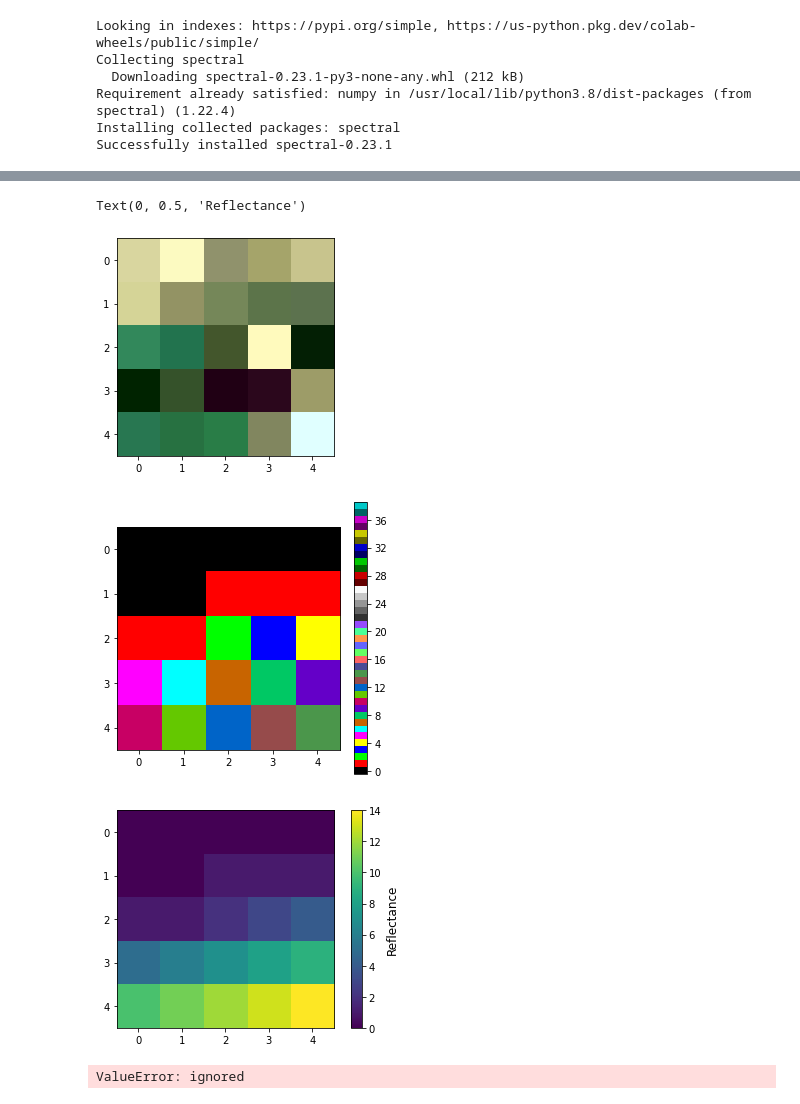
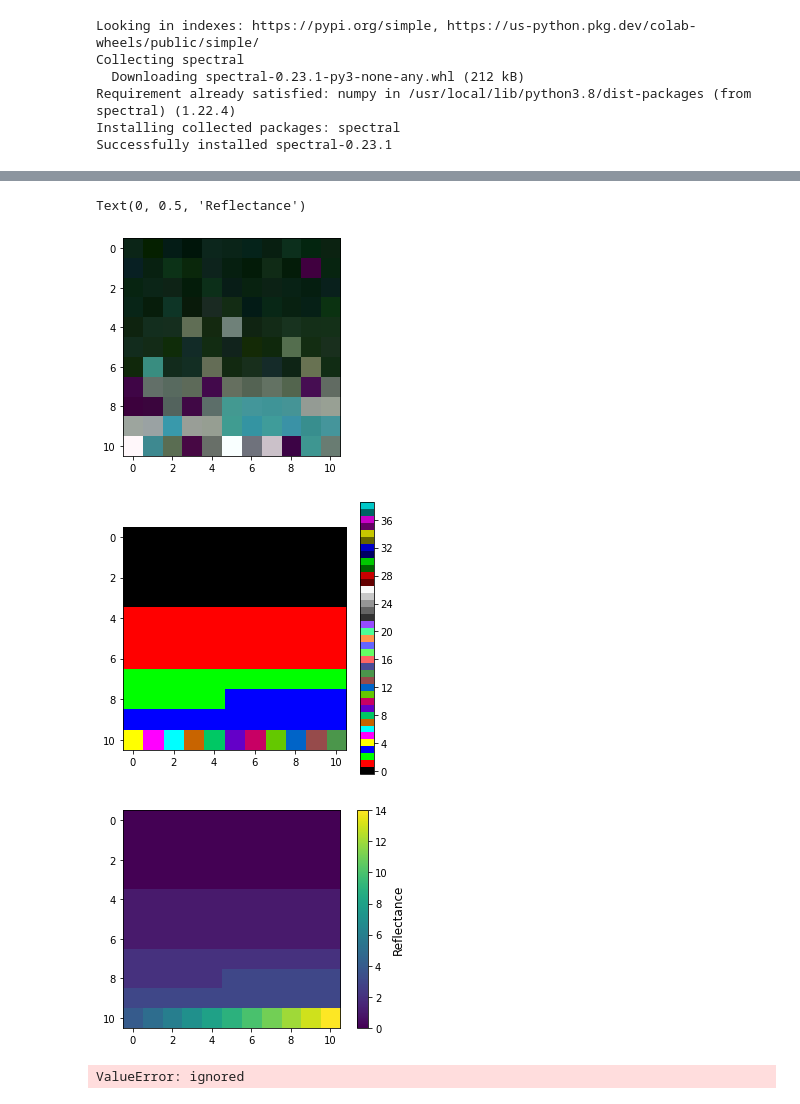
Before and after one commit to fahim1703061/Hyperspectral-Image-Processign, a Jupyter notebook: Copy_V2_of_Hyperspectral_Analysis(Visualization)_+_SVM.ipynb, the cells around one changed output, grey strips where cells are left out. Drawn from its saved outputs; the diff is of its cells as text; code cells hidden in the pictures.

```diff
--- a/Copy_V2_of_Hyperspectral_Analysis(Visualization)_+_SVM.ipynb
+++ b/Copy_V2_of_Hyperspectral_Analysis(Visualization)_+_SVM.ipynb
@@ -571,6 +571,7 @@ def generate_hsi_cube(x_train, y_train, M, s):
     return hsi_cube, gt_map
 # %%
 import numpy as np
+from scipy.spatial.distance import cdist
 
 def generate_hsi_cube(x_train, y_train, M, s):
     # Reshape the data into a 3D array
@@ -587,25 +588,46 @@ def generate_hsi_cube(x_train, y_train, M, s):
 
     # Generate the HSI cube
     selected_pixels = []
+    vs=[]
+    vs_gt = []
+    n_vs_px_g = 0
     for i, label in enumerate(selected_labels):
         pixel_indices = np.where(y_train == label)[0]
-        n_pixels_label = np.random.randint(1, s**2 + 1 - sum([len(p) for p in selected_pixels]) - (M_c - i - 1 ))
+        n_pixels_label = np.random.randint(1, s**2 + 1 - sum([len(p) for p in selected_pixels]) - (M_c - i - 1 )-n_vs_px_g)
+        vs_px = 0
         if(len(pixel_indices) < n_pixels_label):
             print("red")
+            vs_px = len(pixel_indices) - n_pixels_label
+            for k in range(vs_px):
+                vs_px_idx=np.random.choice(pixel_indices, 1, replace=False)
+                vs_px_jdx=np.random.choice(pixel_indices, 1, replace=False)
+                distances = cdist(x_train[vs_px_idx], x_train[vs_px_jdx], metric='euclidean')
+                Aij = np.exp(-1 * (distances ** 2) / 2)
+                mix = (1-Aij)*x_train[vs_px_idx]+Aij*x_train[vs_px_jdx]
+                vs.append(mix)
+                vs_gt.append(label)
+                n_vs_px_g+=vs_px
 
-        pixels = np.random.choice(pixel_indices, n_pixels_label, replace=False)
+        pixels = np.random.choice(pixel_indices, n_pixels_label-vs_px, replace=False)
         selected_pixels.append(pixels)
 
     selected_pixels = np.concatenate(selected_pixels)
     np.random.shuffle(selected_pixels)
 
-    for i, idx in enumerate(selected_pixels[:s**2]):
+    for i, idx in enumerate(selected_pixels):
         x = x_train[idx, :]
         row = i // s
         col = i % s
         hsi_cube[row, col, :] = x
         gt_map[row, col] = np.where(selected_labels == y_train[idx])[0][0]
 
+    for i, idx in enumerate(vs):
+        # x = x_train[idx, :]
+        row = (i + len(selected_pixels)) // s
+        col = (i + len(selected_pixels))% s
+        hsi_cube[row, col, :] = idx
+        gt_map[row, col] = vs_gt[0]
+
     return hsi_cube, gt_map
 # %%
 
@@ -644,7 +666,7 @@ print(X_train.shape)
 
 
 # Apply the generate_hsi_cube function with s=5
-hsi_cube, gt_map = generate_hsi_cube(X_train, y_train, M=16, s=5)
+hsi_cube, gt_map = generate_hsi_cube(X_train, y_train, M=16, s=11)
 
 # Display the HSI cube and ground-truth map using spectral library
 spectral.imshow(hsi_cube, (29, 19, 9))
@@ -737,26 +744,26 @@ df
 # %%
 arng_cube = df.iloc[:, :-1].values
 
 arng_gt_map = df.iloc[:, -1].values
 
-arng_cube=np.reshape(arng_cube, (5, 5,200))
-arng_gt_map=np.reshape(arng_gt_map, (5, 5))
+arng_cube=np.reshape(arng_cube, (11, 11,200))
+arng_gt_map=np.reshape(arng_gt_map, (11, 11))
 
 # Display the HSI cube and ground-truth map using spectral library
 spectral.imshow(arng_cube, (29, 19, 9))
 spectral.imshow(classes=arng_gt_map.astype(int), figsize=(5, 5))
 plt.colorbar()
 
 # Display HSI cube with colorbar
 fig, ax = plt.subplots()
 im = ax.imshow(arng_gt_map)
 cbar = plt.colorbar(im)
 cbar.ax.set_ylabel('Reflectance', fontsize=12)
 # %% [output]
 Text(0, 0.5, 'Reflectance')
-[figure, old version]
+[figure, new version]
-[figure, old version]
+[figure, new version]
-[figure, old version]
+[figure, new version]
 # %%
 import numpy as np
 import scipy.io as sio
```
Also changed, not shown: parts of 5 cells of this notebook.
